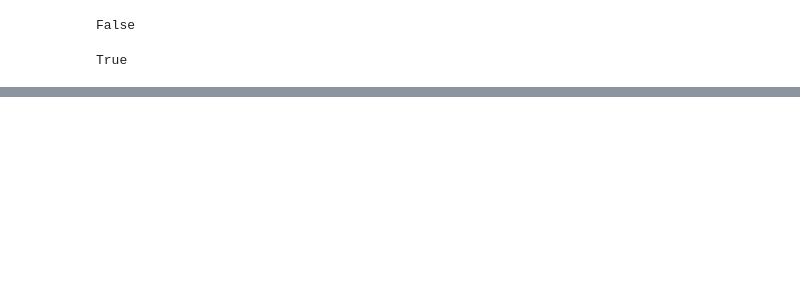
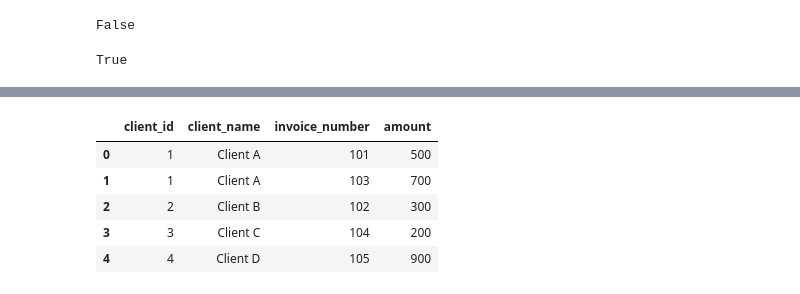
Before and after one commit to mariagichomo/Fraud-detection, a Jupyter notebook: Fraud_detection_pynb.ipynb, the cells around one changed output, grey strips where cells are left out. Saved outputs shown, nothing was run; the diff lists cells and outputs as text; code cells hidden in the pictures; blank space fills up the shorter version.

```diff
--- a/Fraud_detection_pynb.ipynb
+++ b/Fraud_detection_pynb.ipynb
@@ -343,0 +165,16 @@ memory usage: 751.4+ MB
+# %%
+client_data = {
+    'client_id': [1, 2, 3, 4],
+    'client_name': ['Client A', 'Client B', 'Client C', 'Client D']
+}
+
+# Sample invoice data
+invoice_data = {
+    'client_id': [1, 2, 1, 3, 4],
+    'invoice_number': [101, 102, 103, 104, 105],
+    'amount': [500, 300, 700, 200, 900]
+}
+
+# Creating DataFrames from the sample data
+client = pd.DataFrame(client_data)
+invoice = pd.DataFrame(invoice_data)
@@ -343,0 +198,12 @@ memory usage: 751.4+ MB
+# %%
+# Merging the two datasets based on 'client_id'
+merged_df = pd.merge(client, invoice, on='client_id', how='left')
+# %%
+merged_df
+# %% [output]
+|  | client_id | client_name | invoice_number | amount |
+| 0 | 1 | Client A | 101 | 500 |
+| 1 | 1 | Client A | 103 | 700 |
+| 2 | 2 | Client B | 102 | 300 |
+| 3 | 3 | Client C | 104 | 200 |
+| 4 | 4 | Client D | 105 | 900 |
```
Also changed, not shown: parts of 51 cells of this notebook.
